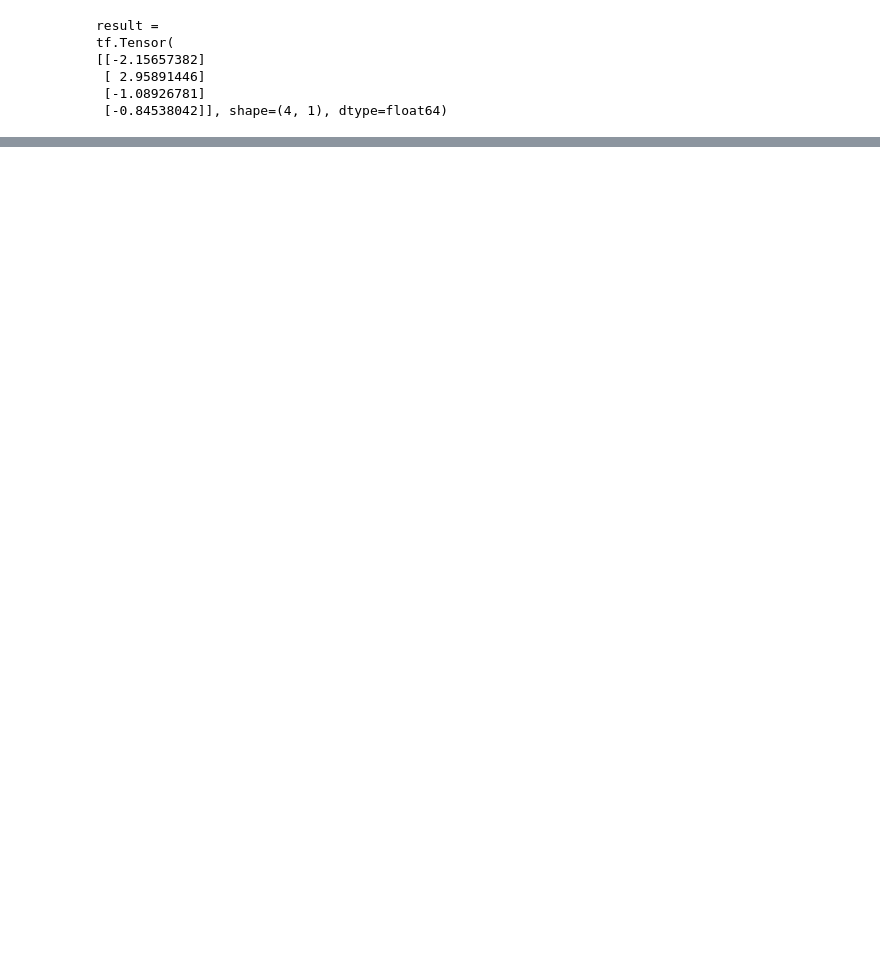
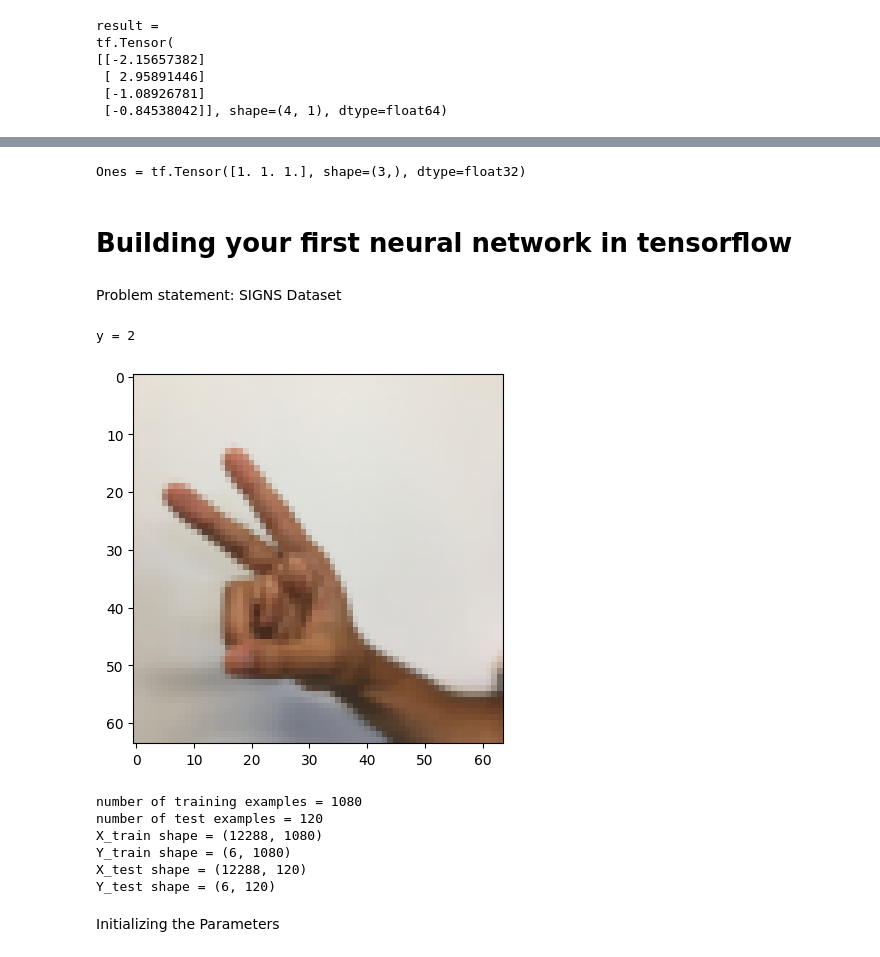
Before and after one commit to nevilleajim/deep_learning_tutorials, a Jupyter notebook: C2 - Improving Deep Neural Neural Networks/week 3/tensorflow_tutorials.ipynb, the cells around one changed output, grey strips where cells are left out. Saved outputs shown, nothing was run; the diff lists cells and outputs as text; code cells hidden in the pictures; blank space fills up the shorter version.

Commit message:
Building a Neural Network using TensorFlow

```diff
--- a/C2 - Improving Deep Neural Neural Networks/week 3/tensorflow_tutorials.ipynb
+++ b/C2 - Improving Deep Neural Neural Networks/week 3/tensorflow_tutorials.ipynb
@@ -92,0 +170,40 @@ UnknownError: {{function_node __wrapped__Sigmoid_device_/job:localhost/replica:0
+# %%
+print("Ones = " + str(ones(3)))
+# %% [output]
+Ones = tf.Tensor([1. 1. 1.], shape=(3,), dtype=float32)
+# %% [markdown]
+# Building your first neural network in tensorflow
+# %% [markdown]
+Problem statement: SIGNS Dataset
+# %%
+X_train_orig, Y_train_orig, X_test_orig, Y_test_orig, classes = load_dataset()
+# %%
+index = 6
+plt.imshow(X_train_orig[index])
+print("y = " + str(np.squeeze(Y_train_orig[:, index])))
+# %% [output]
+y = 2
+[figure, added]
+# %%
+X_train_flatten = X_train_orig.reshape(X_train_orig.shape[0], -1).T
+X_test_flatten = X_test_orig.reshape(X_test_orig.shape[0], -1).T
+
+X_train = X_train_flatten/255
+X_test = X_test_flatten/255
+
+Y_train = convert_to_one_hot(Y_train_orig, 6)
+Y_test = convert_to_one_hot(Y_test_orig, 6)
+
+print("number of training examples = " + str(X_train.shape[1]))
+print("number of test examples = " + str(X_test.shape[1]))
+print("X_train shape = " + str(X_train.shape))
+print("Y_train shape = " + str(Y_train.shape))
+print("X_test shape = " + str(X_test.shape))
+print("Y_test shape = " + str(Y_test.shape))
+# %% [output]
+number of training examples = 1080
+number of test examples = 120
+X_train shape = (12288, 1080)
+Y_train shape = (6, 1080)
+X_test shape = (12288, 120)
+Y_test shape = (6, 120)
@@ -92,0 +236,2 @@ UnknownError: {{function_node __wrapped__Sigmoid_device_/job:localhost/replica:0
+# %% [markdown]
+Initializing the Parameters
```
Also changed, not shown: parts of 18 cells of this notebook.
